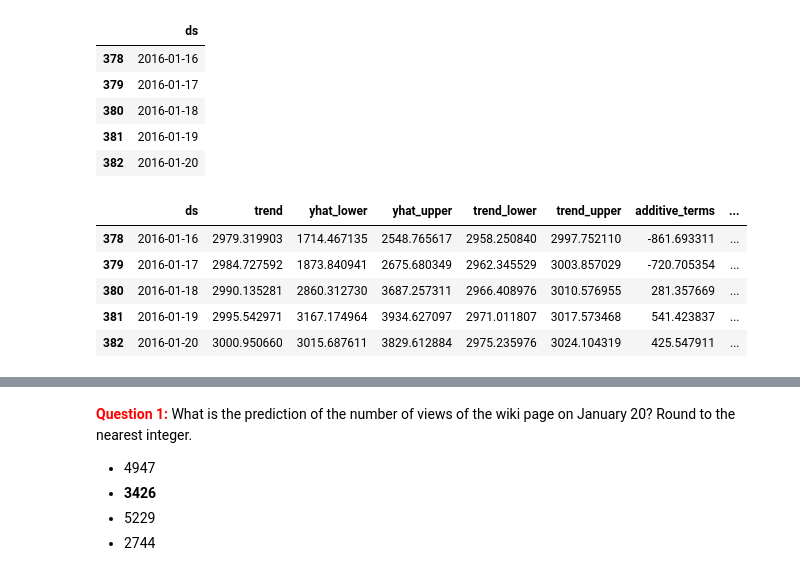
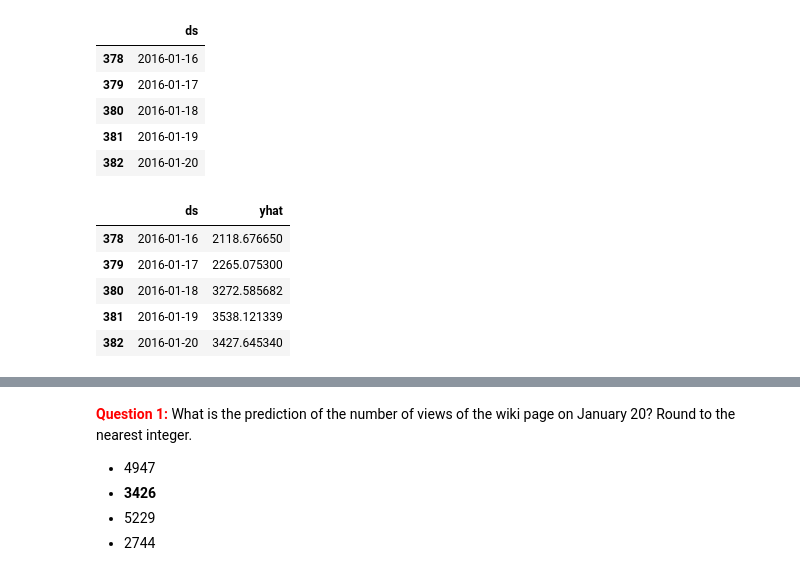
Before and after one commit to anna-marshalova/mlcourse.ai-assignments, a Jupyter notebook: a9-demo-time-series-analysis.ipynb, the cells around one changed output, grey strips where cells are left out. Saved outputs shown, nothing was run; the diff lists cells and outputs as text; code cells hidden in the pictures.

```diff
--- a/a9-demo-time-series-analysis.ipynb
+++ b/a9-demo-time-series-analysis.ipynb
@@ -117,11 +105,12 @@ future.tail()
 | 382 | 2016-01-20 |
 # %%
 forecast = m.predict(future)
+forecast = forecast[['ds','yhat']]
 forecast.tail()
 # %% [output]
-|  | ds | trend | yhat_lower | yhat_upper | trend_lower | trend_upper | additive_terms | ... |
-| 378 | 2016-01-16 | 2979.319903 | 1714.467135 | 2548.765617 | 2958.250840 | 2997.752110 | -861.693311 | ... |
-| 379 | 2016-01-17 | 2984.727592 | 1873.840941 | 2675.680349 | 2962.345529 | 3003.857029 | -720.705354 | ... |
-| 380 | 2016-01-18 | 2990.135281 | 2860.312730 | 3687.257311 | 2966.408976 | 3010.576955 | 281.357669 | ... |
-| 381 | 2016-01-19 | 2995.542971 | 3167.174964 | 3934.627097 | 2971.011807 | 3017.573468 | 541.423837 | ... |
-| 382 | 2016-01-20 | 3000.950660 | 3015.687611 | 3829.612884 | 2975.235976 | 3024.104319 | 425.547911 | ... |
+|  | ds | yhat |
+| 378 | 2016-01-16 | 2118.676650 |
+| 379 | 2016-01-17 | 2265.075300 |
+| 380 | 2016-01-18 | 3272.585682 |
+| 381 | 2016-01-19 | 3538.121339 |
+| 382 | 2016-01-20 | 3427.645340 |
```
Also changed, not shown: parts of 27 cells of this notebook.
